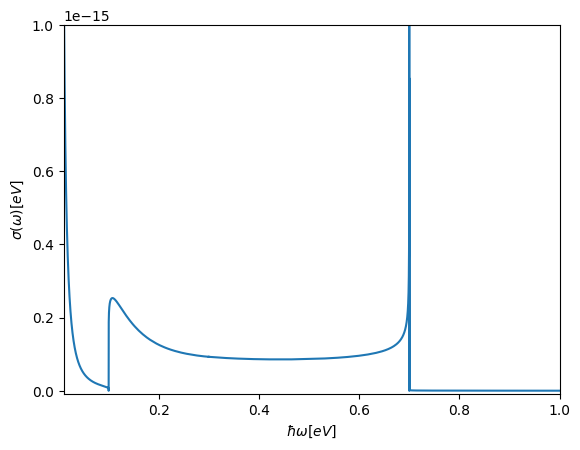
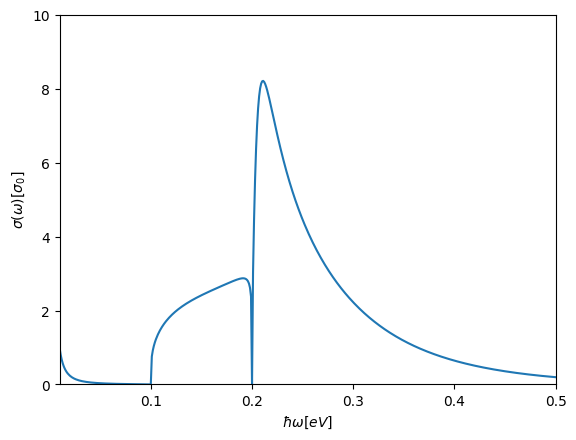
The change to this notebook cell's code, shown as a diff; its figure went from the first image to the second:
--- before
+++ after
@@ -3,11 +3,12 @@
     cond(
         ws_0.to("cpu"),
-        mem_fn_real_anal(ws_0, 0.8, hbar_w_ph=0.1).to("cpu"),
-        mem_fn_imag_anal(ws_0, 0.8, hbar_w_ph=0.1).to("cpu"),
+        mem_fn_real_anal(ws_0, 0.8, hbar_w_ph=0.1,u=0.7).to("cpu"),
+        mem_fn_imag_anal(ws_0, 0.8, hbar_w_ph=0.1, u=0.7).to("cpu"),
         T=0,
     ).real,
 )
-plt.ylim([-10 ** (-17), 10 ** (-15)])
-plt.xlim([0.01, 1])
-plt.ylabel(r"$\sigma(\omega) [eV]$")
+plt.ylim([0, 10 ])
+
+plt.xlim([0.01, 0.5])
+plt.ylabel(r"$\sigma(\omega) [\sigma_0]$")
 plt.xlabel(r"$\hbar \omega [eV]$")

Commit: finishing touches for conf